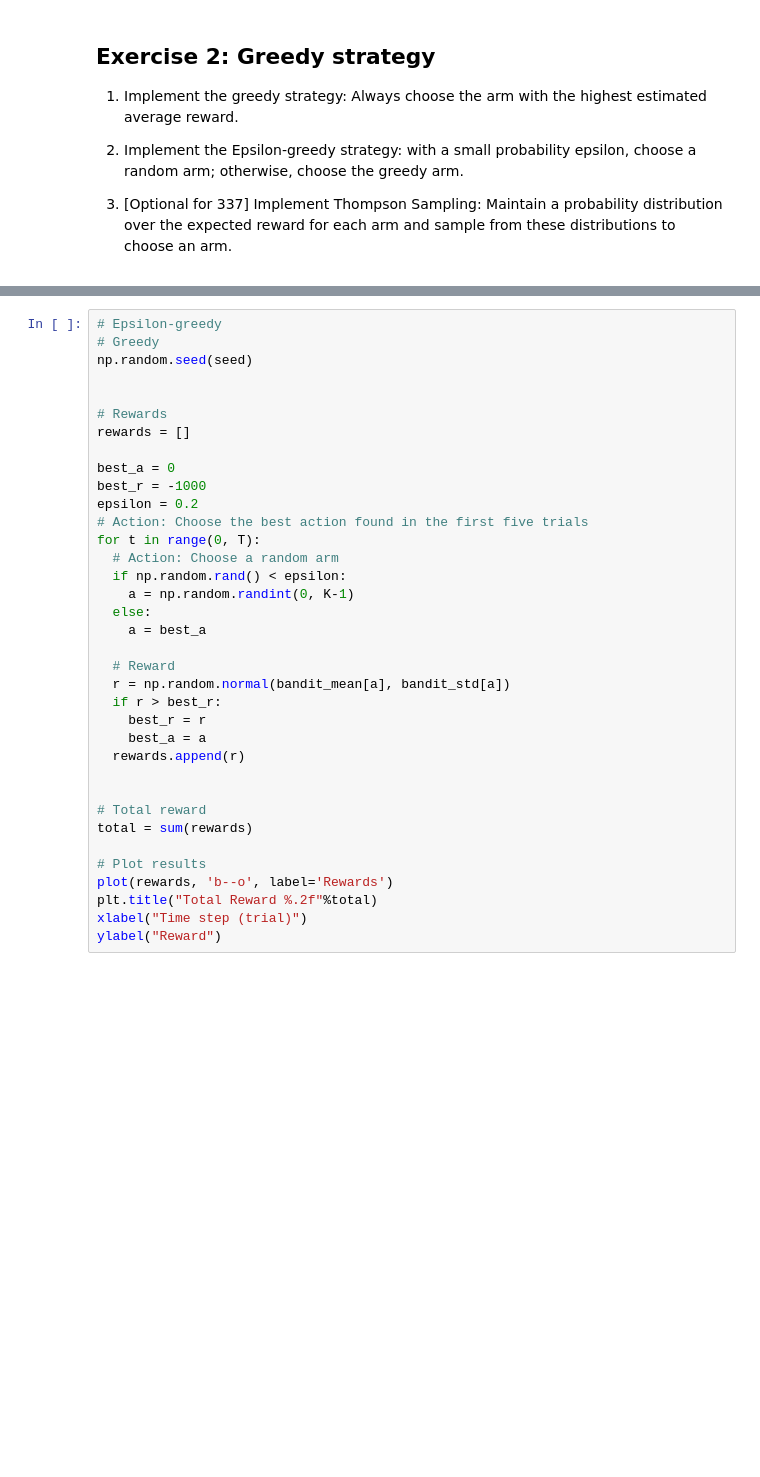
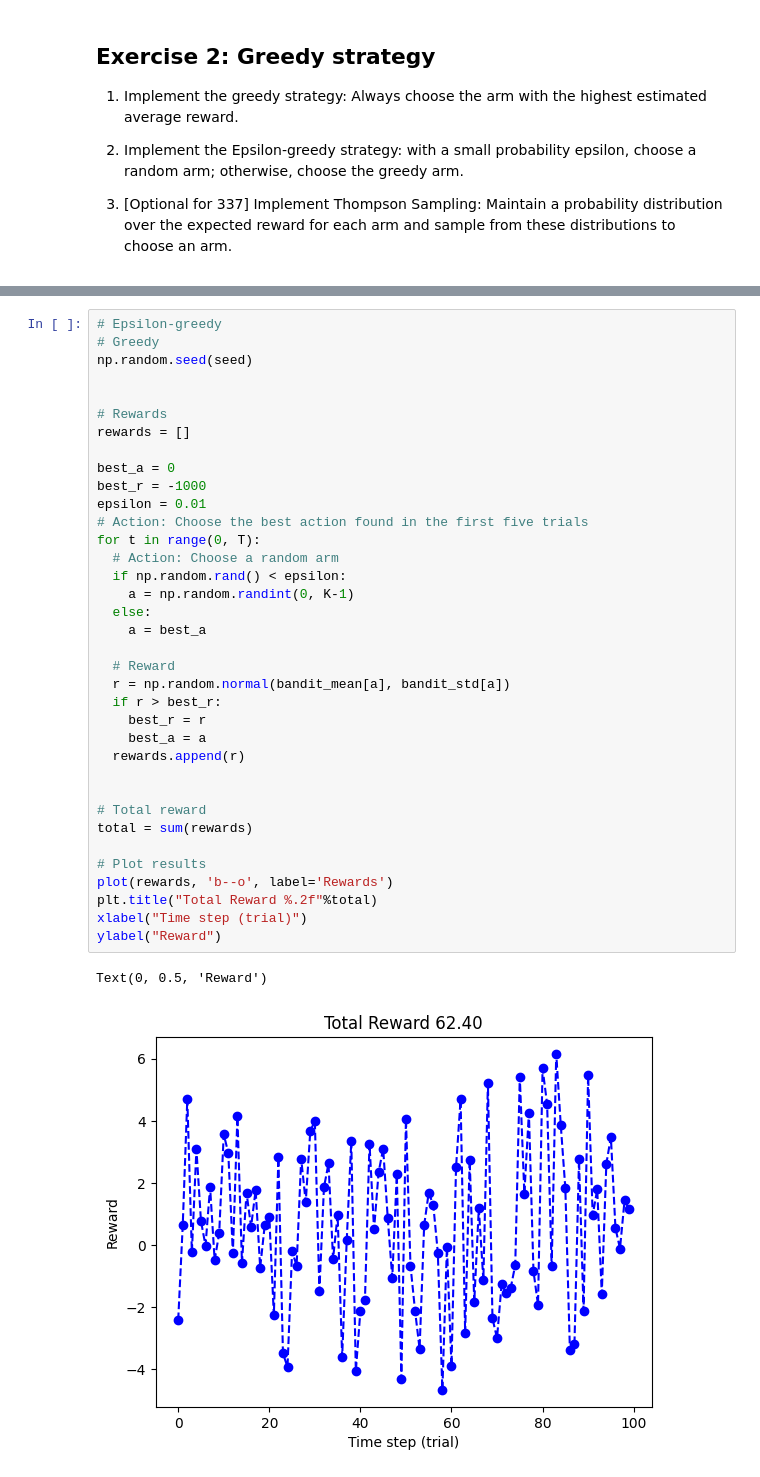
Before and after one commit to Jarvis-X/Aerial-Robotics-Course-Projects, a Jupyter notebook: lab1-bandit.ipynb, the cells around one changed output, grey strips where cells are left out. Saved outputs shown, nothing was run; the diff lists cells and outputs as text; blank space fills up the shorter version.

```diff
--- a/lab1-bandit.ipynb
+++ b/lab1-bandit.ipynb
@@ -165,31 +166,34 @@ np.random.seed(seed)
 
 # Rewards
 rewards = []
 
 best_a = 0
 best_r = -1000
-epsilon = 0.2
+epsilon = 0.01
 # Action: Choose the best action found in the first five trials
 for t in range(0, T):
   # Action: Choose a random arm
   if np.random.rand() < epsilon:
     a = np.random.randint(0, K-1)
   else:
     a = best_a
 
   # Reward
   r = np.random.normal(bandit_mean[a], bandit_std[a])
   if r > best_r:
     best_r = r
     best_a = a
   rewards.append(r)
 
 
 # Total reward
 total = sum(rewards)
 
 # Plot results
 plot(rewards, 'b--o', label='Rewards')
 plt.title("Total Reward %.2f"%total)
 xlabel("Time step (trial)")
 ylabel("Reward")
+# %% [output]
+Text(0, 0.5, 'Reward')
+[figure, added]
```
Also changed, not shown: parts of 1 cell of this notebook.
